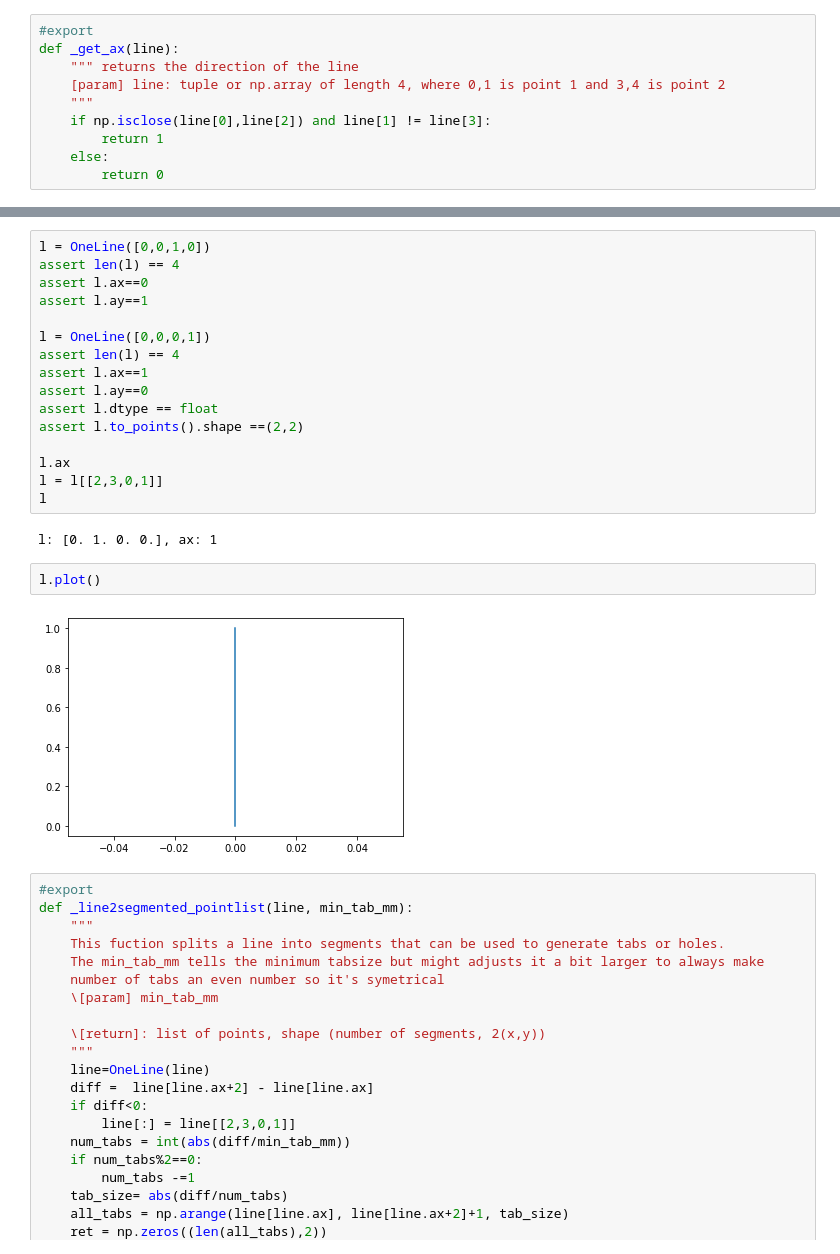
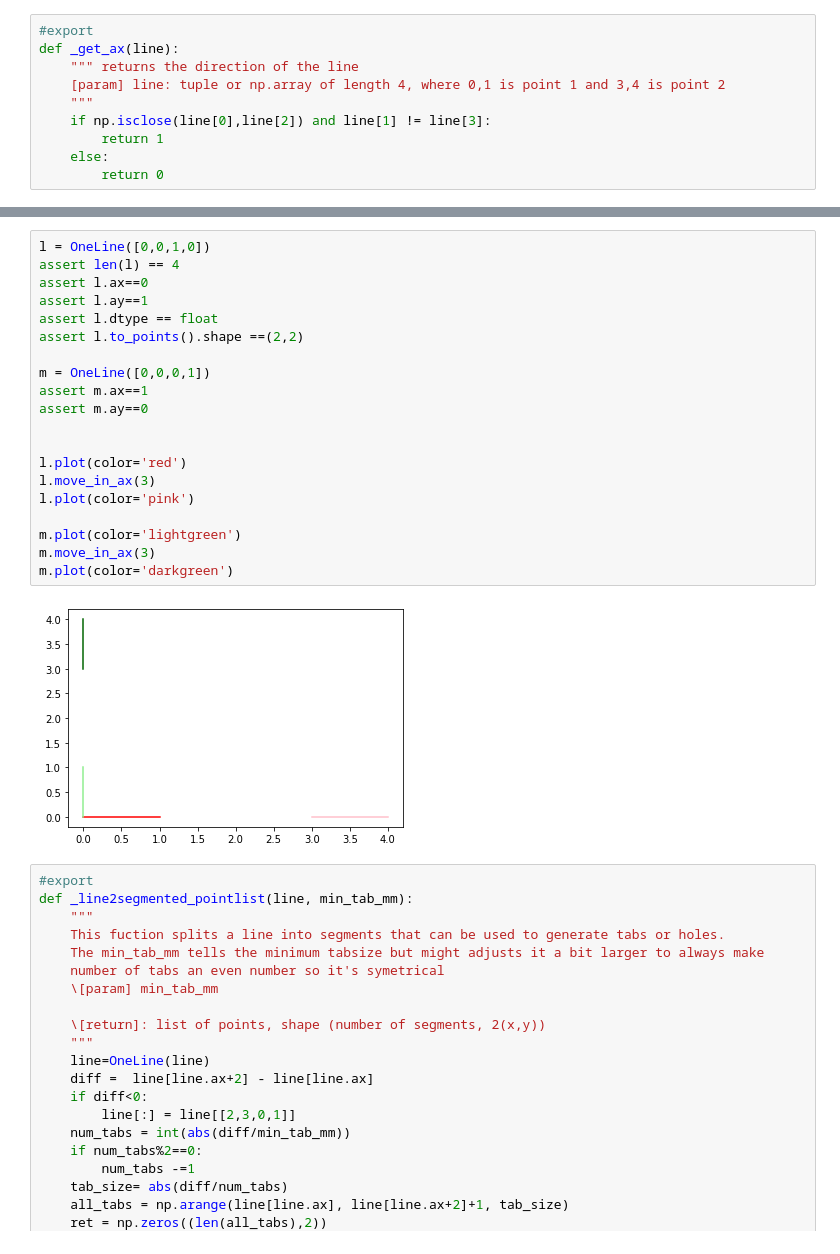
Before and after one commit to dangraf/box_generator, a Jupyter notebook: 00_boxprimitives.ipynb, the cells around one changed output, grey strips where cells are left out. Cells and saved outputs as stored; diff of their text form.

```diff
--- a/00_boxprimitives.ipynb
+++ b/00_boxprimitives.ipynb
@@ -78,25 +76,25 @@ class OneLine(np.ndarray):
 # %%
 l = OneLine([0,0,1,0])
 assert len(l) == 4
 assert l.ax==0
 assert l.ay==1
-
-l = OneLine([0,0,0,1])
-assert len(l) == 4
-assert l.ax==1
-assert l.ay==0
 assert l.dtype == float
 assert l.to_points().shape ==(2,2)
 
-l.ax
-l = l[[2,3,0,1]]
-l
+m = OneLine([0,0,0,1])
+assert m.ax==1
+assert m.ay==0
+
+
+l.plot(color='red')
+l.move_in_ax(3)
+l.plot(color='pink')
+
+m.plot(color='lightgreen')
+m.move_in_ax(3)
+m.plot(color='darkgreen')
 # %% [output]
-l: [0. 1. 0. 0.], ax: 1
+[figure, added]
-# %%
-l.plot()
-# %% [output]
-[figure, removed]
 # %%
 #export
 def _line2segmented_pointlist(line, min_tab_mm):
```
Also changed, not shown: parts of 25 cells of this notebook, 7 other files.
